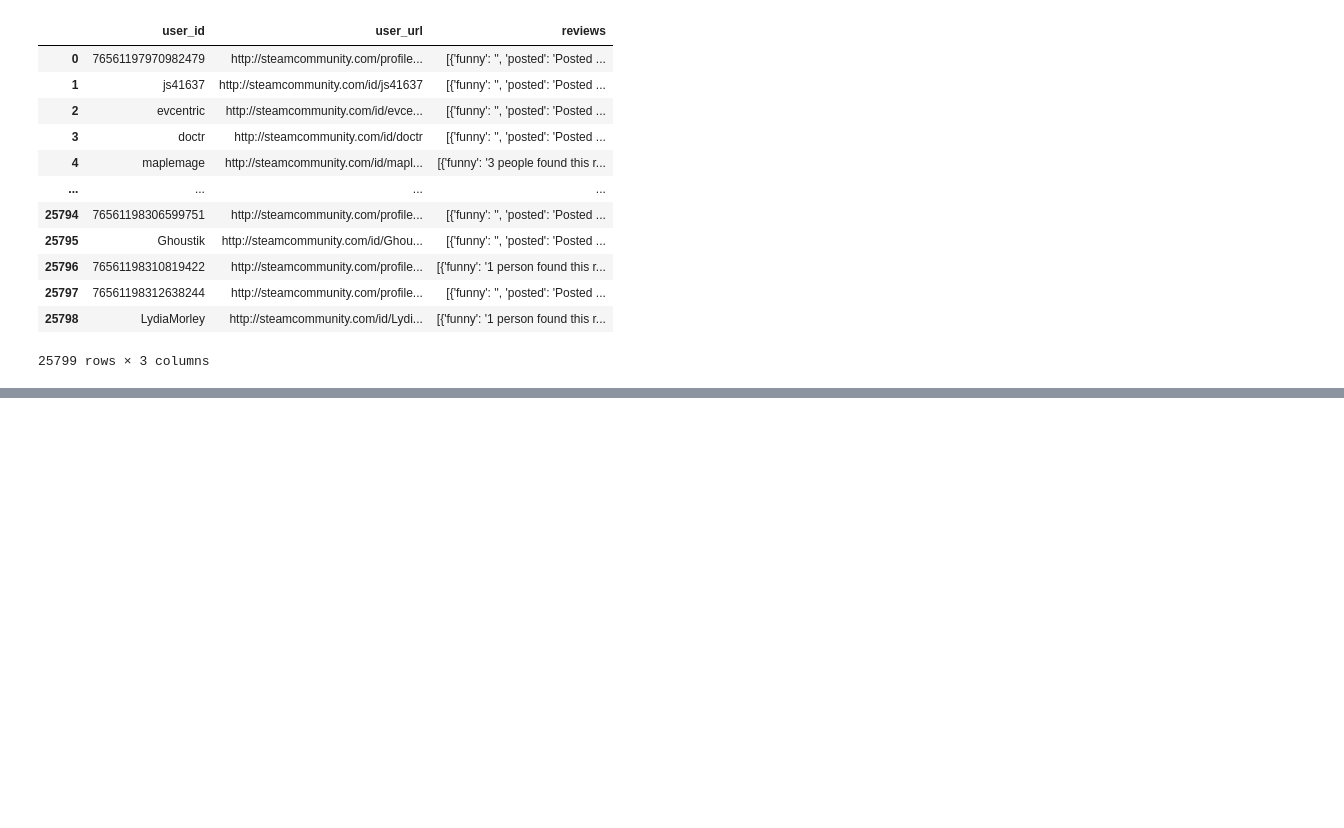
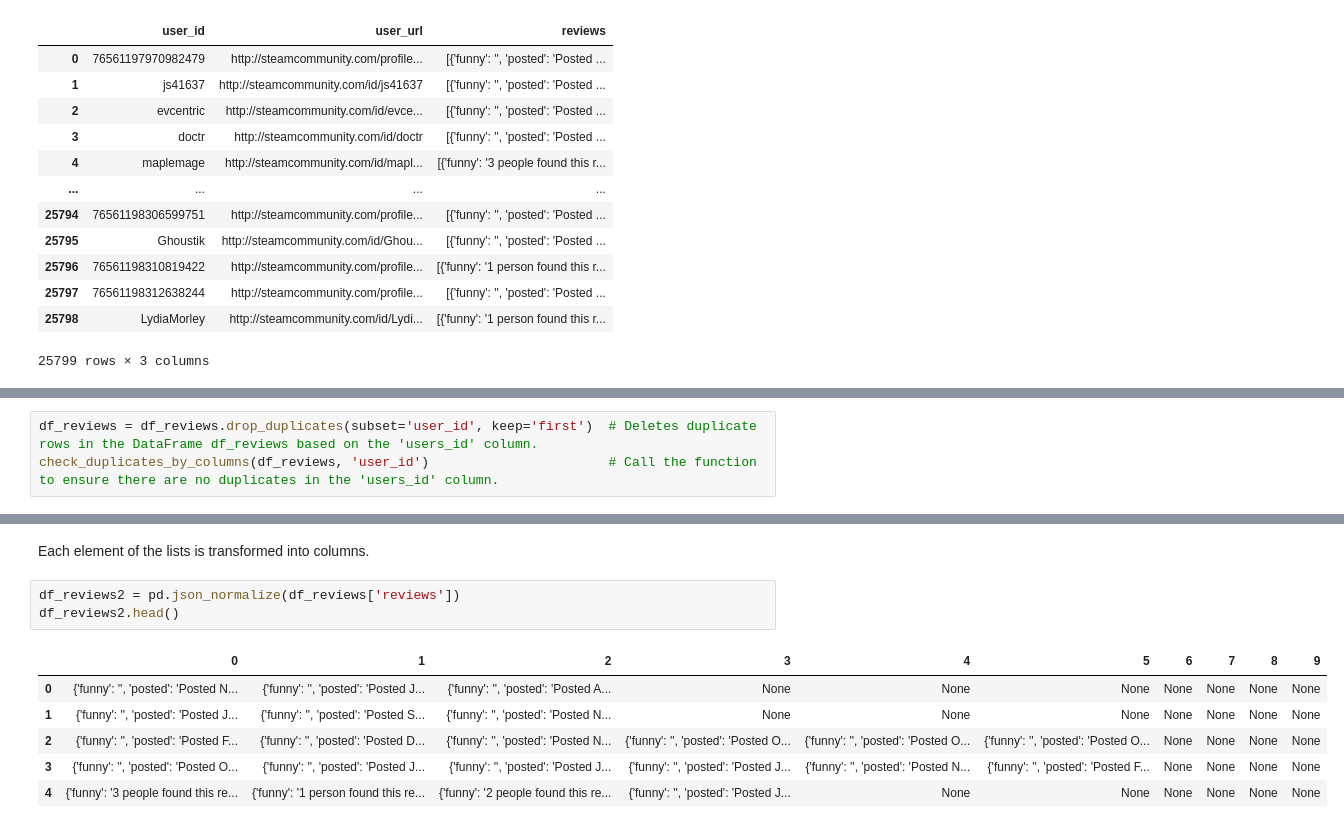
Before and after one commit to MigueJhota/Developing-an-MLOps-Pipeline-for-a-Recommender-System, a Jupyter notebook: 1_ETL_feature_engineering.ipynb, the cells around one changed output, grey strips where cells are left out. Drawn from its saved outputs; the diff is of its cells as text; blank space fills up the shorter version.

Commit message:
ETL - australia_user_reviews

```diff
--- a/1_ETL_feature_engineering.ipynb
+++ b/1_ETL_feature_engineering.ipynb
@@ -254,0 +309,3 @@ df_reviews
+# %%
+df_reviews = df_reviews.drop_duplicates(subset='user_id', keep='first')  # Deletes duplicate rows in the DataFrame df_reviews based on the 'users_id' column.
+check_duplicates_by_columns(df_reviews, 'user_id')                       # Call the function to ensure there are no duplicates in the 'users_id' column.
@@ -254,0 +351,12 @@ df_reviews
+# %% [markdown]
+Each element of the lists is transformed into columns.
+# %%
+df_reviews2 = pd.json_normalize(df_reviews['reviews'])
+df_reviews2.head()
+# %% [output]
+|  | 0 | 1 | 2 | 3 | 4 | 5 | 6 | 7 | 8 | 9 |
+| 0 | {'funny': '', 'posted': 'Posted N... | {'funny': '', 'posted': 'Posted J... | {'funny': '', 'posted': 'Posted A... | None | None | None | None | None | None | None |
+| 1 | {'funny': '', 'posted': 'Posted J... | {'funny': '', 'posted': 'Posted S... | {'funny': '', 'posted': 'Posted N... | None | None | None | None | None | None | None |
+| 2 | {'funny': '', 'posted': 'Posted F... | {'funny': '', 'posted': 'Posted D... | {'funny': '', 'posted': 'Posted N... | {'funny': '', 'posted': 'Posted O... | {'funny': '', 'posted': 'Posted O... | {'funny': '', 'posted': 'Posted O... | None | None | None | None |
+| 3 | {'funny': '', 'posted': 'Posted O... | {'funny': '', 'posted': 'Posted J... | {'funny': '', 'posted': 'Posted J... | {'funny': '', 'posted': 'Posted J... | {'funny': '', 'posted': 'Posted N... | {'funny': '', 'posted': 'Posted F... | None | None | None | None |
+| 4 | {'funny': '3 people found this re... | {'funny': '1 person found this re... | {'funny': '2 people found this re... | {'funny': '', 'posted': 'Posted J... | None | None | None | None | None | None |
```
Also changed, not shown: parts of 13 cells of this notebook.
